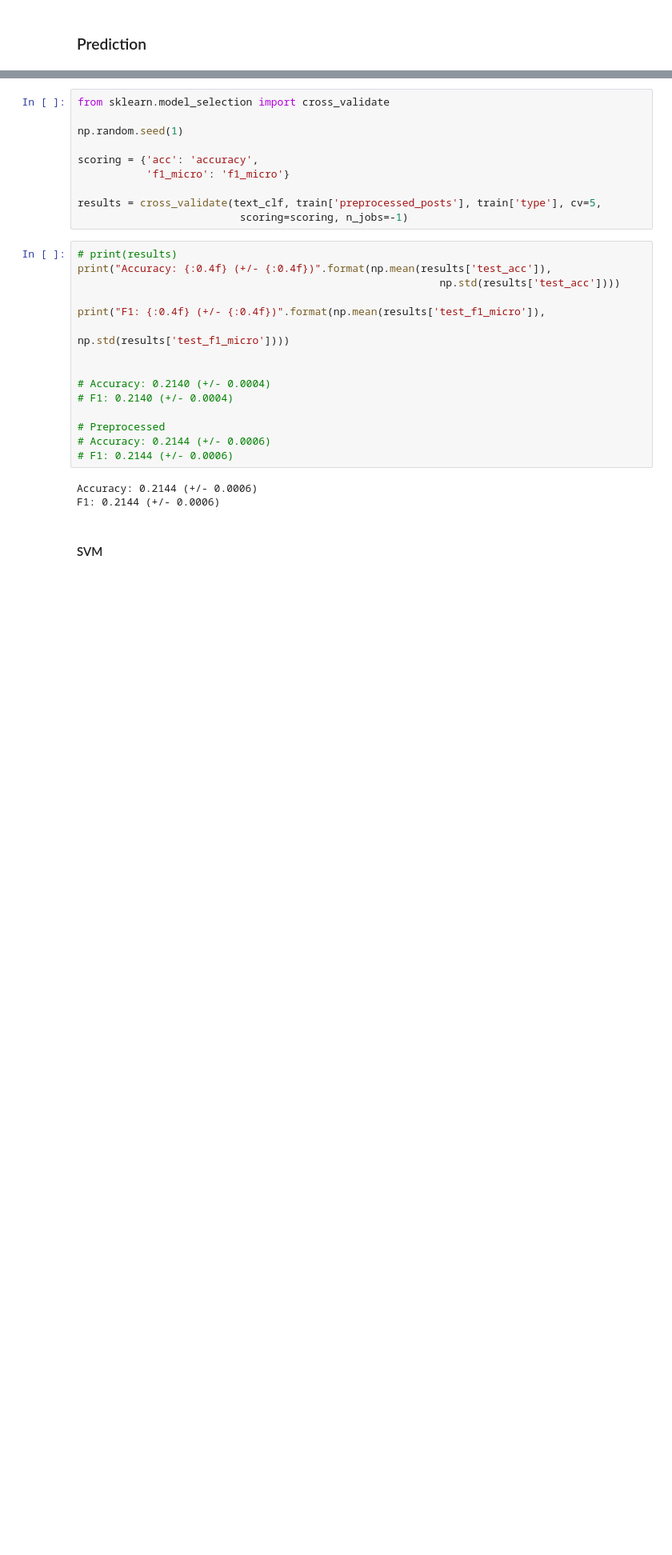
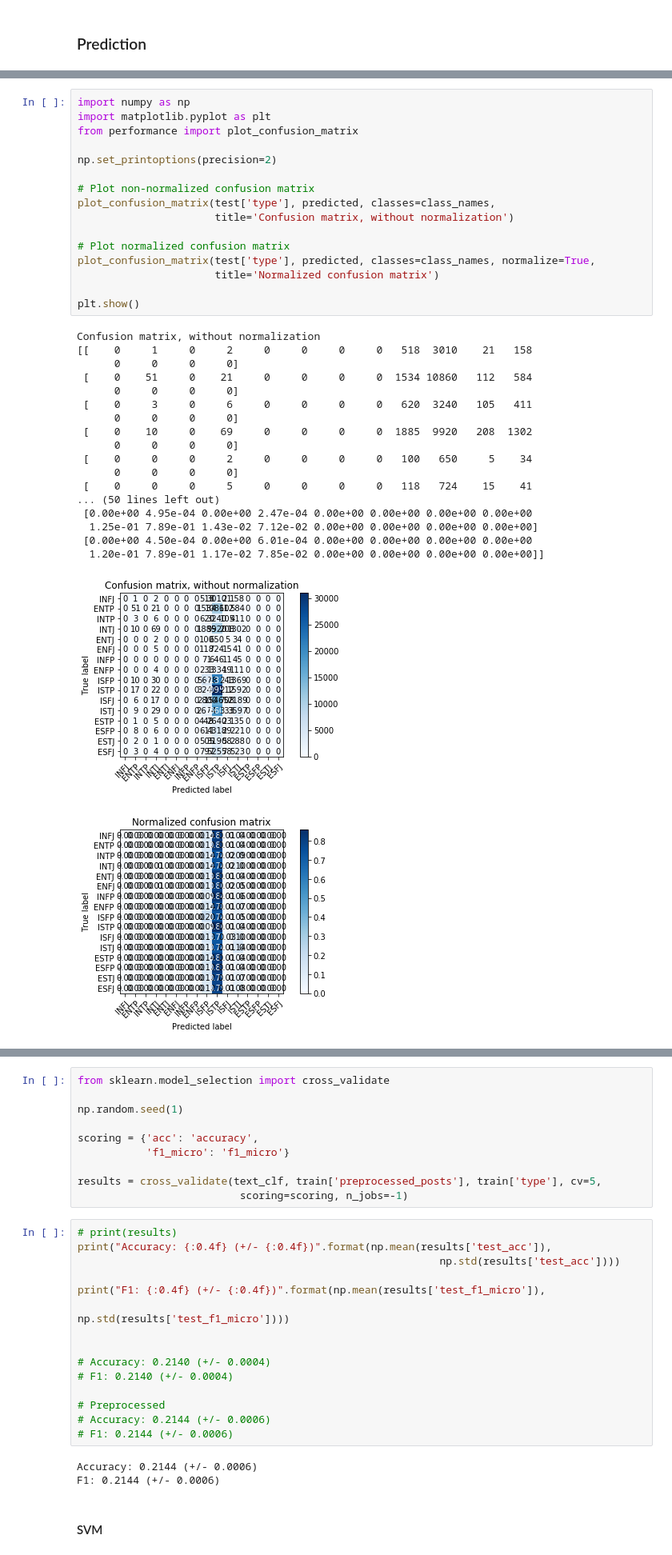
Before and after one commit to literate-waffle/mbti, a Jupyter notebook: mbti.ipynb, the cells around one changed output, grey strips where cells are left out. Shown: that part at 80% size. Cells and saved outputs as stored; diff of their text form; blank space fills up the shorter version.

Commit message:
Plot confusion matrix

```diff
--- a/mbti.ipynb
+++ b/mbti.ipynb
@@ -245,0 +255,36 @@ Accuracy: 0.2069164265129683
+# %%
+import numpy as np
+import matplotlib.pyplot as plt
+from performance import plot_confusion_matrix
+
+np.set_printoptions(precision=2)
+
+# Plot non-normalized confusion matrix
+plot_confusion_matrix(test['type'], predicted, classes=class_names,
+                      title='Confusion matrix, without normalization')
+
+# Plot normalized confusion matrix
+plot_confusion_matrix(test['type'], predicted, classes=class_names, normalize=True,
+                      title='Normalized confusion matrix')
+
+plt.show()
+# %% [output]
+Confusion matrix, without normalization
+[[    0     1     0     2     0     0     0     0   518  3010    21   158
+      0     0     0     0]
+ [    0    51     0    21     0     0     0     0  1534 10860   112   584
+      0     0     0     0]
+ [    0     3     0     6     0     0     0     0   620  3240   105   411
+      0     0     0     0]
+ [    0    10     0    69     0     0     0     0  1885  9920   208  1302
+      0     0     0     0]
+ [    0     0     0     2     0     0     0     0   100   650     5    34
+      0     0     0     0]
+ [    0     0     0     5     0     0     0     0   118   724    15    41
+... (50 lines left out)
+ [0.00e+00 4.95e-04 0.00e+00 2.47e-04 0.00e+00 0.00e+00 0.00e+00 0.00e+00
+  1.25e-01 7.89e-01 1.43e-02 7.12e-02 0.00e+00 0.00e+00 0.00e+00 0.00e+00]
+ [0.00e+00 4.50e-04 0.00e+00 6.01e-04 0.00e+00 0.00e+00 0.00e+00 0.00e+00
+  1.20e-01 7.89e-01 1.17e-02 7.85e-02 0.00e+00 0.00e+00 0.00e+00 0.00e+00]]
+[figure, added]
+[figure, added]
```
Also changed, not shown: parts of 12 cells of this notebook, 1 other file.
